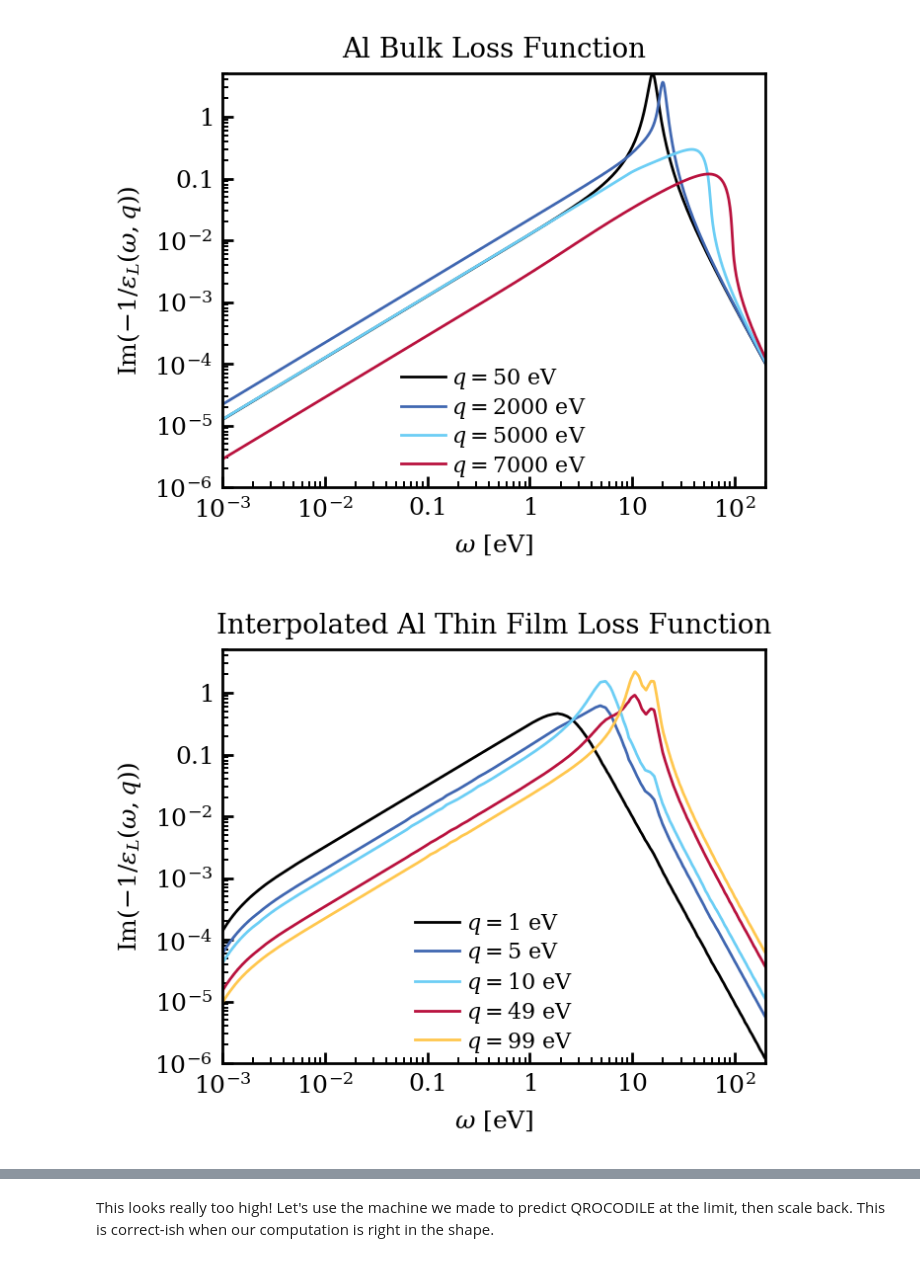
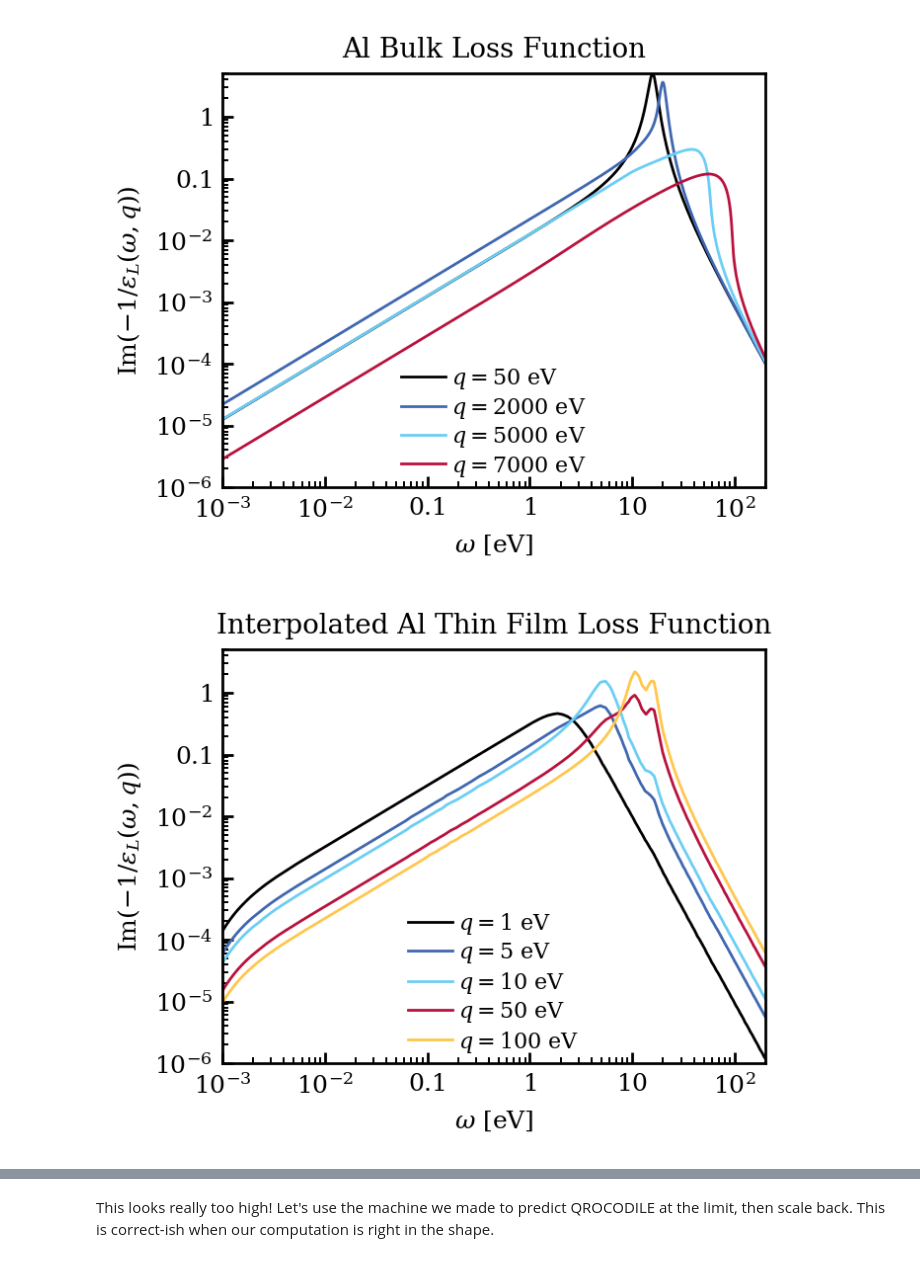
Before and after one commit to FaroutYLq/axioph, a Jupyter notebook: Directionality/rate_in_sc.ipynb, the cells around one changed output, grey strips where cells are left out. Saved outputs shown, nothing was run; the diff lists cells and outputs as text; code cells hidden in the pictures.

```diff
--- a/Directionality/rate_in_sc.ipynb
+++ b/Directionality/rate_in_sc.ipynb
@@ -151,7 +151,7 @@ def create_loss_function_interpolator_grid(
 
     return interpolate
 # %%
-loss_interp = create_loss_function_interpolator_grid()
+loss_thin_film_interp = create_loss_function_interpolator_grid()
 # %%
 import numpy as np
 
@@ -365,21 +365,21 @@ def calc_rate(omegas, m_chi=10*nu.keV, sigma_e=1e-25*nu.cm**2,
 # %%
 omegas_eV = np.logspace(np.log10(5e-4), np.log10(2e2), 1000) * nu.eV
 qs_eV = np.array([1, 5, 10, 50, 100]) * nu.eV
 for q in qs_eV:
-    loss_q = loss_interp(omegas_eV, q)
+    loss_q = loss_thin_film_interp(omegas_eV, q)
     plt.plot(omegas_eV/nu.eV, loss_q, label=r"$q={}~$eV".format(int(q/nu.eV)))
 
 plt.legend()
 plt.xscale("log")
 plt.yscale("log")
 plt.xlim(1e-3, 2e2)
 plt.ylim(1e-6, 5)
 plt.xlabel(r"$\omega$ [eV]")
 plt.ylabel(r"$\mathrm{Im}\left(-1/\epsilon_L(\omega, q)\right)$")
 plt.title("Interpolated Al Thin Film Loss Function")
 plt.show()
 # %% [output]
-[figure, old version]
+[figure, new version]
 # %%
 
 halo_model = wr.StandardHaloModel()
```
Also changed, not shown: parts of 15 cells of this notebook.
